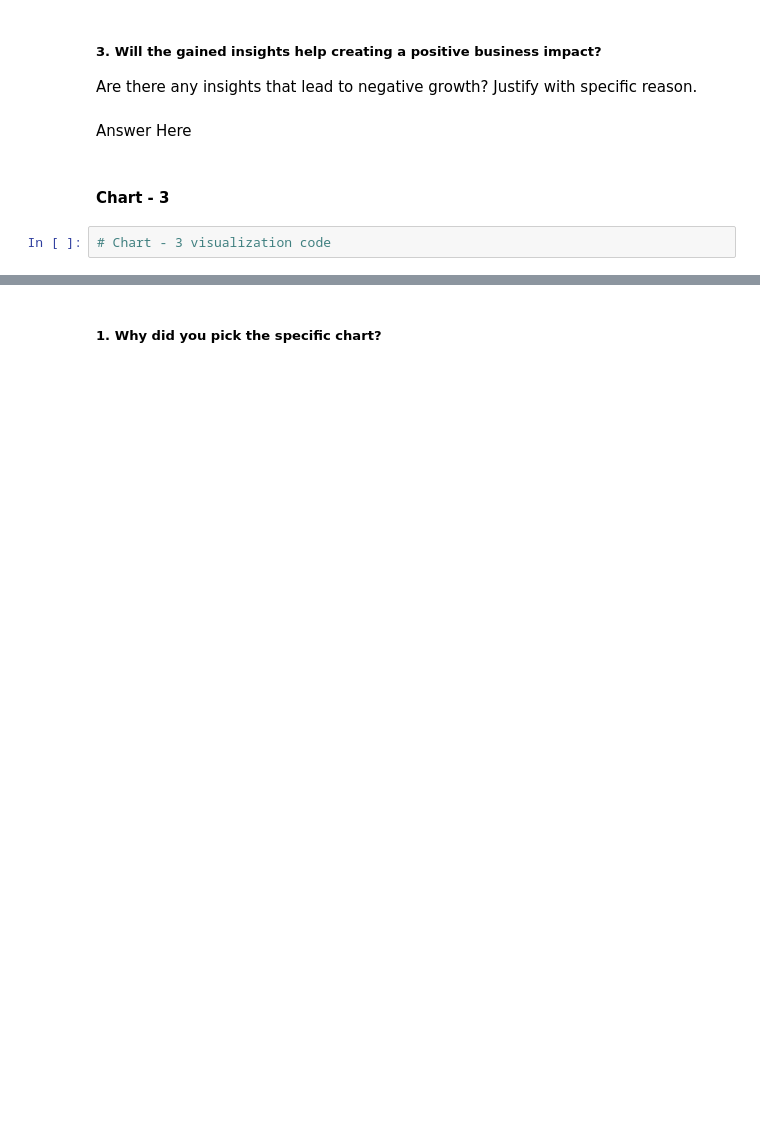
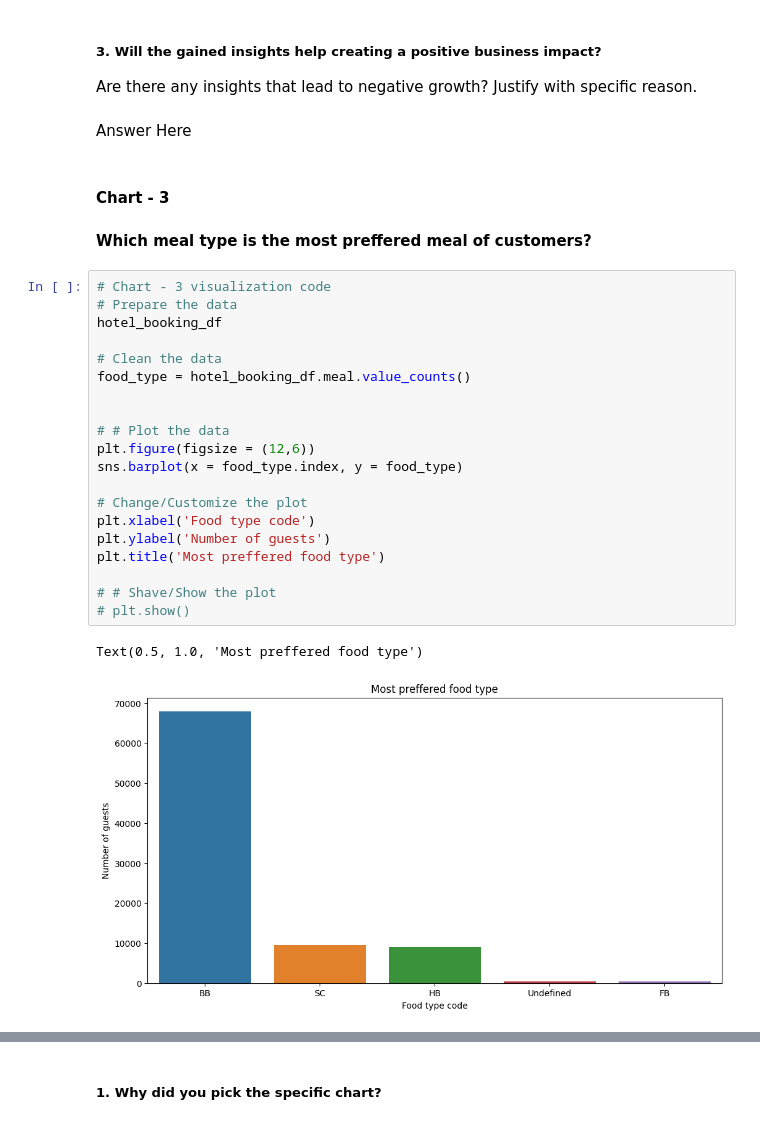
Before and after one commit to errohit2511097/repo1, a Jupyter notebook: hotel_booking_analysis.ipynb, the cells around one changed output, grey strips where cells are left out. Saved outputs shown, nothing was run; the diff lists cells and outputs as text; blank space fills up the shorter version.

```diff
--- a/hotel_booking_analysis.ipynb
+++ b/hotel_booking_analysis.ipynb
@@ -222,5 +542,28 @@ Are there any insights that lead to negative growth? Justify with specific reaso
 Answer Here
 # %% [markdown]
 #### Chart - 3
-# %%
-# Chart - 3 visualization code
+# %% [markdown]
+**Which meal type is the  most preffered meal of customers?**
+# %%
+# Chart - 3 visualization code
+# Prepare the data
+hotel_booking_df
+
+# Clean the data
+food_type = hotel_booking_df.meal.value_counts()
+
+
+# # Plot the data
+plt.figure(figsize = (12,6))
+sns.barplot(x = food_type.index, y = food_type)
+
+# Change/Customize the plot
+plt.xlabel('Food type code')
+plt.ylabel('Number of guests')
+plt.title('Most preffered food type')
+
+# # Shave/Show the plot
+# plt.show()
+# %% [output]
+Text(0.5, 1.0, 'Most preffered food type')
+[figure, added]
```
Also changed, not shown: parts of 59 cells of this notebook.
